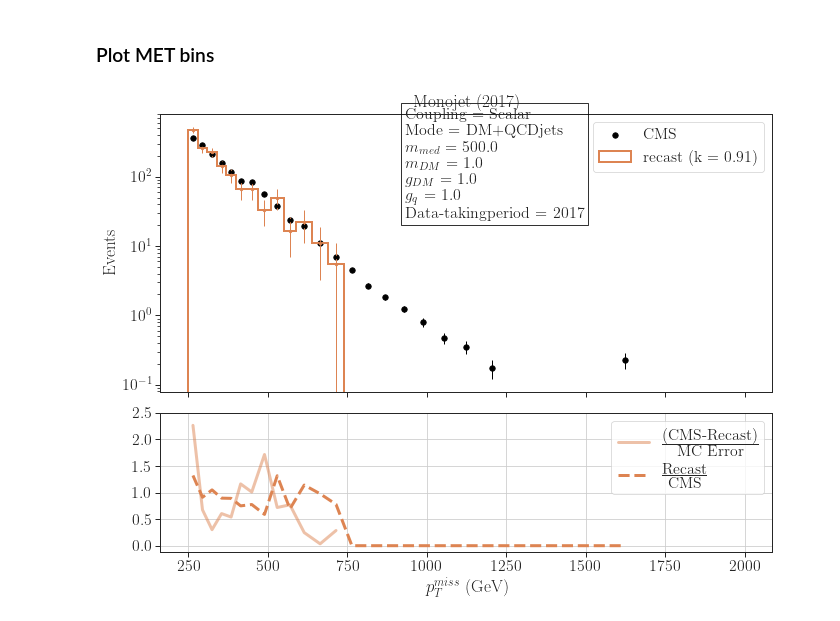
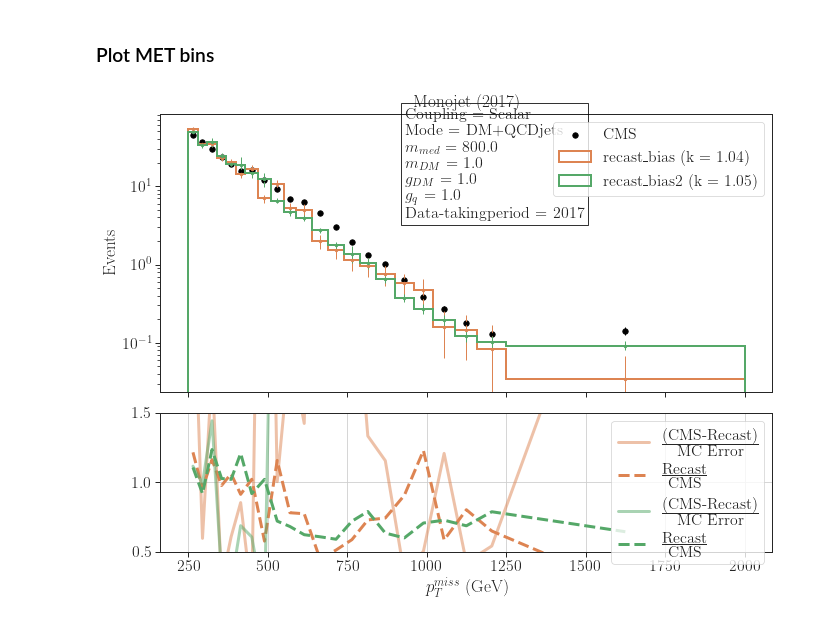
Before and after one commit to andlessa/MonoXSMS, a Jupyter notebook: notebooks/cms_exo_20_004-CompSpin0.ipynb, the cells around one changed output. Cells and saved outputs as stored; diff of their text form; code cells hidden in the pictures.

```diff
--- a/notebooks/cms_exo_20_004-CompSpin0.ipynb
+++ b/notebooks/cms_exo_20_004-CompSpin0.ipynb
@@ -39,9 +39,10 @@ files = {'recast' : '../scanResults_scalar.pcl'}
 files = {'recast' : '../DMSimp_scalar_1j_test/Events/run_01/scalar_800_1_cms_exo_20_004.pcl',
         'recast_pt150' : '../DMSimp_scalar_1j_test/Events/run_02/scalar_800_1_pt150_cms_exo_20_004.pcl'}
 
-files = {'recast' : '../DMSimp_scalar_0j_match/Events/run_02/scalar_800_1_cms_exo_20_004.pcl'}
+files = {'recast_bias' : '../DMSimp_scalar_0j_match/Events/run_02/scalar_800_1_cms_exo_20_004.pcl',
+         'recast_bias2' : '../test_bias2.pcl'}
 
-files = {'recast' : '../DMSimp_scalar_0j_match/Events/run_01/scalar_500_1_cms_exo_20_004.pcl'}
+# files = {'recast' : '../DMSimp_scalar_0j_match/Events/run_01/scalar_500_1_cms_exo_20_004.pcl'}
 
 
 allData = cmsData
@@ -57,7 +58,7 @@ allData.sort_values(['Coupling','Mode','$m_{med}$','$m_{DM}$','Data-takingperiod
 # %%
 modelFilter = {'Coupling' : 'Scalar',
  'Mode' : 'DM+QCDjets',
- '$m_{med}$' : 500.0,
+ '$m_{med}$' : 800.0,
  '$m_{DM}$' : 1.0,
  '$g_{DM}$' : 1.0,
  '$g_{q}$' : 1.0,
@@ -182,32 +183,32 @@ for ds in dfModel['Data-takingperiod'].unique():
             ratio = weights/weightsCMS
             relDiffErr = np.abs(weights-weightsCMS)/error
             #Plot ratio
             label1 = r'$\frac{\mbox{(CMS-Recast)}}{\mbox{MC Error}}$'
             label2 = r'$\frac{\mbox{Recast}}{\mbox{CMS}}$'
             axarr[1].plot(binCenter,relDiffErr,linewidth=3.0,color=colors[label],
                           label=label1,alpha=0.5)
             axarr[1].plot(binCenter,ratio,linewidth=3.0,color=colors[label],linestyle='--',
                           label=label2)
 
         axarr[0].errorbar(binCenter,weights,yerr = error, marker = '.', elinewidth=1.0,
                  drawstyle = 'steps-mid',linewidth=0.0,color=colors[label])
 
 
     axarr[1].set_yticks([0.,0.5,1.0,1.5,2.0,2.5])
     axarr[1].grid(True)
     axarr[1].set_xlabel(r'$p_{T}^{miss}$ (GeV)')
     axarr[0].set_yscale('log')
     axarr[0].set_ylabel('Events')
     axarr[0].legend()
     axarr[1].legend()
 
     axarr[0].text(0.4,2.4,textstr,fontsize=16,bbox=dict(facecolor='none', edgecolor='black'),
          transform = plt.gca().transAxes)
 
     # axarr[0].set_ylim(1e-2,1e3)
     # axarr[0].set_xlim(250,1000)
-    # axarr[1].set_ylim(0.5,1.5)
+    axarr[1].set_ylim(0.5,1.5)
     axarr[0].set_title('Monojet (%s)' %ds)
     plt.show()
 # %% [output]
-[figure, old version]
+[figure, new version]
```
Also changed, not shown: parts of 2 cells of this notebook, 12 other files.
